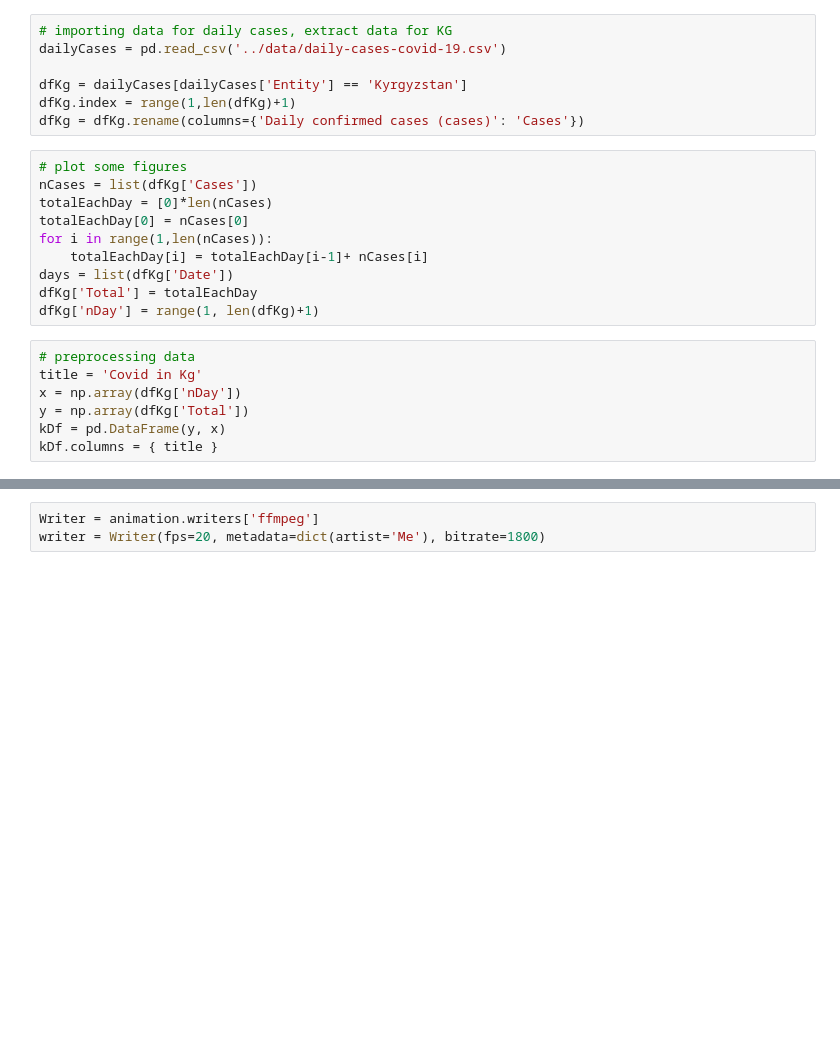
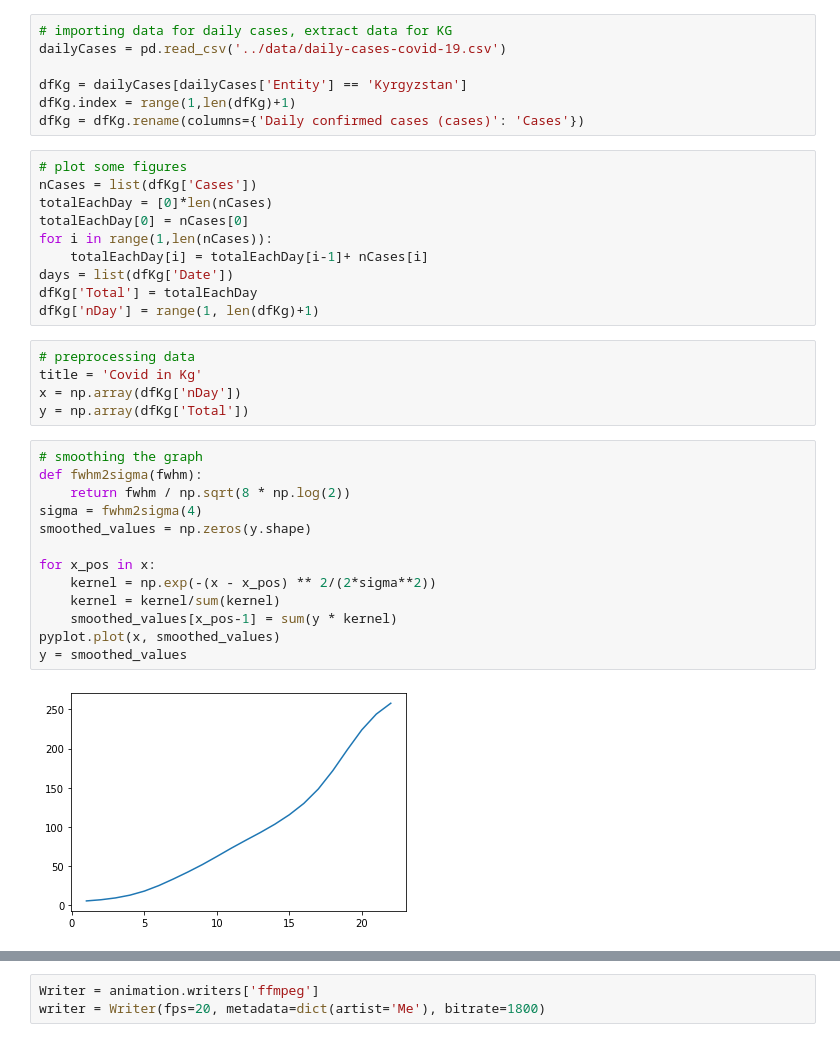
Before and after one commit to dastanbeksamatov/covidPy-19, a Jupyter notebook: covid_19/kg/covid19_kg.ipynb, the cells around one changed output, grey strips where cells are left out. Saved outputs shown, nothing was run; the diff lists cells and outputs as text; blank space fills up the shorter version.

```diff
--- a/covid_19/kg/covid19_kg.ipynb
+++ b/covid_19/kg/covid19_kg.ipynb
@@ -43,5 +43,18 @@ dfKg['nDay'] = range(1, len(dfKg)+1)
 title = 'Covid in Kg'
 x = np.array(dfKg['nDay'])
 y = np.array(dfKg['Total'])
-kDf = pd.DataFrame(y, x)
-kDf.columns = { title }
+# %%
+# smoothing the graph
+def fwhm2sigma(fwhm):
+    return fwhm / np.sqrt(8 * np.log(2))
+sigma = fwhm2sigma(4)
+smoothed_values = np.zeros(y.shape)
+
+for x_pos in x:
+    kernel = np.exp(-(x - x_pos) ** 2/(2*sigma**2))
+    kernel = kernel/sum(kernel)
+    smoothed_values[x_pos-1] = sum(y * kernel)
+pyplot.plot(x, smoothed_values)
+y = smoothed_values
+# %% [output]
+[figure, added]
```
Also changed, not shown: parts of 8 cells of this notebook, 2 other files.
